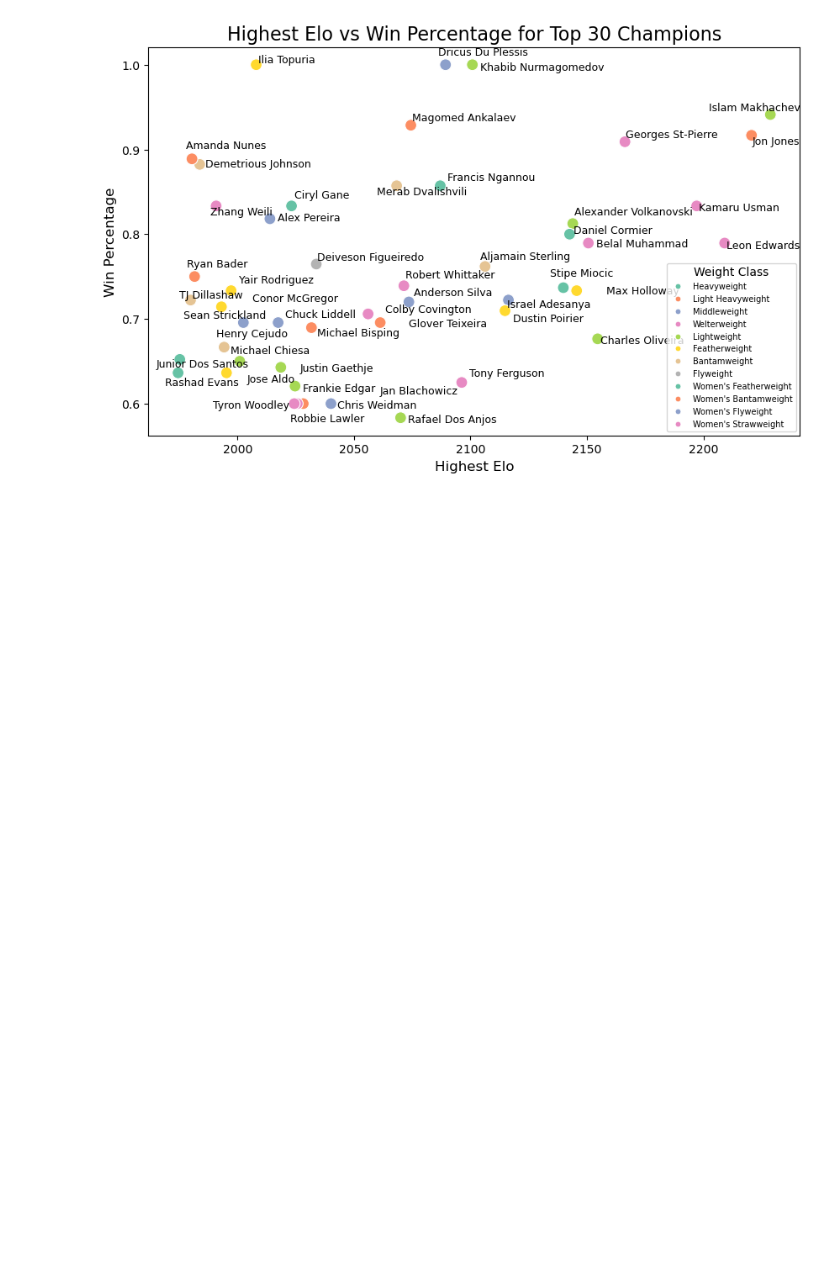
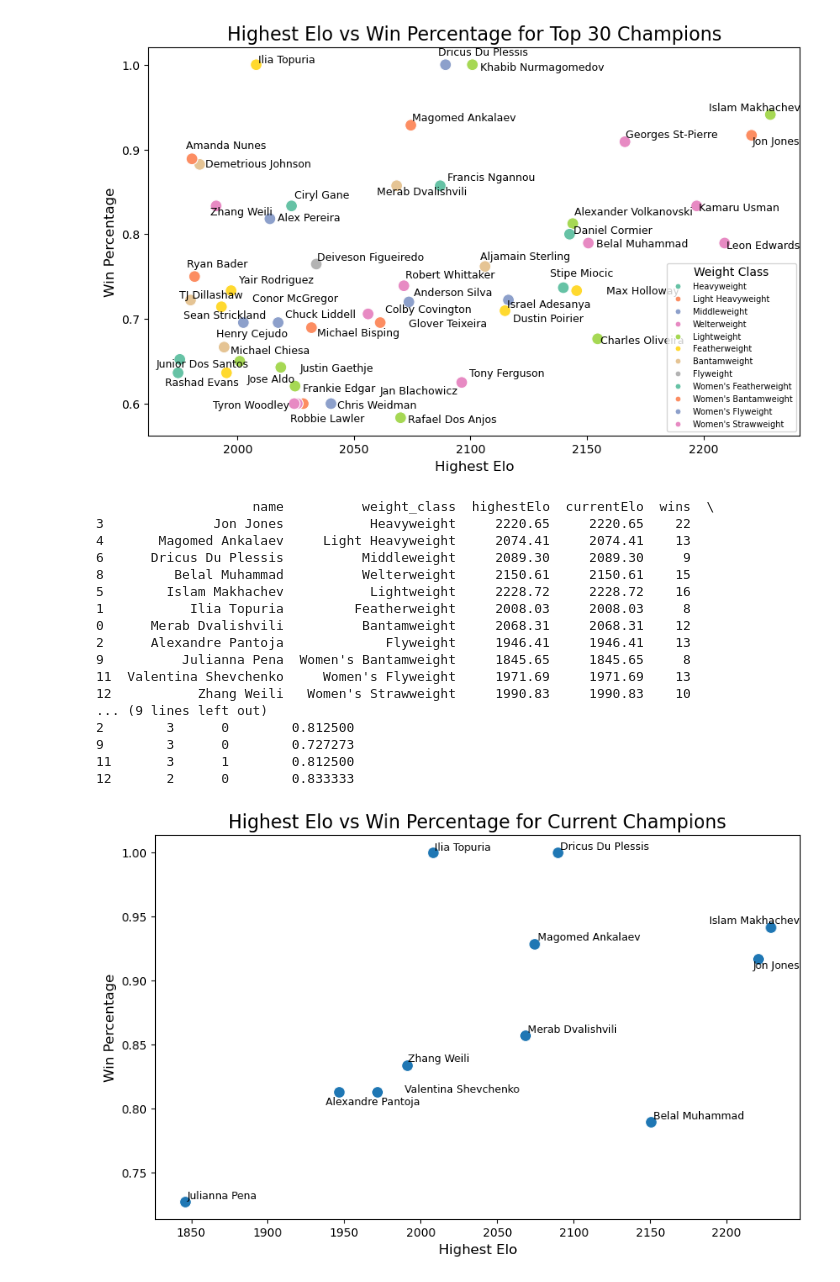
Before and after one commit to harishj-um/wsa-ufc-elo, a Jupyter notebook: UFC analysis.ipynb, the cells around one changed output. Drawn from its saved outputs; the diff is of its cells as text; code cells hidden in the pictures; blank space fills up the shorter version.

```diff
--- a/UFC analysis.ipynb
+++ b/UFC analysis.ipynb
@@ -64,3 +64,64 @@ adjust_text(texts)
 plt.show()
 # %% [output]
 [figure]
+# %%
+# Filter only title fights and wins
+title_fights = fights[fights["title_fight"] == "Yes"]
+title_fights = title_fights[title_fights["outcome"] == "win"]
+
+# Sort by event_id so we get the most recent fight per weight class
+title_fights = title_fights.sort_values(by="event_id", ascending=False)
+
+# Get the most recent winner for each weight class
+current_champions = title_fights.groupby("weight_class").first().reset_index()
+
+# Merge to get fighter details (like name, Elo, etc.)
+current_champions = current_champions.merge(fighters, left_on="fighter1_id", right_on="fighter_id", how="left")
+
+# Select relevant columns
+current_champions = current_champions[["name", "weight_class", "highestElo", "currentElo", "wins", "losses", "draws"]]
+
+current_champions["weight_class"] = pd.Categorical(current_champions["weight_class"], categories=weight_class_order, ordered=True)
+current_champions = current_champions.sort_values("weight_class")
+current_champions = current_champions[current_champions["name"] != "Kenichi Yamamoto"]
+current_champions = current_champions[current_champions["name"] != "Amanda Nunes"]
+current_champions['win_percentage'] = current_champions['wins'] / (current_champions['wins'] + current_champions['losses'])
+print(current_champions)
+
+plt.figure(figsize=(10, 6))
+sns.scatterplot(data=current_champions, x='highestElo', y='win_percentage',
+                palette='Set2', s=100)
+
+# Add labels and title
+plt.title('Highest Elo vs Win Percentage for Current Champions', fontsize=16)
+plt.xlabel('Highest Elo', fontsize=12)
+plt.ylabel('Win Percentage', fontsize=12)
+
+# Adjust legend
+#plt.legend(title="Weight Class", loc='lower right', fontsize=7, markerscale=0.5)
+
+# Adjust the text labels (if needed)
+texts = [plt.text(row['highestElo'], row['win_percentage'], row['name'], size=9) for _, row in current_champions.iterrows()]
+adjust_text(texts)
+
+# Show the plot
+plt.show()
+# %% [output]
+                    name          weight_class  highestElo  currentElo  wins  \
+3              Jon Jones           Heavyweight     2220.65     2220.65    22
+4       Magomed Ankalaev     Light Heavyweight     2074.41     2074.41    13
+6      Dricus Du Plessis          Middleweight     2089.30     2089.30     9
+8         Belal Muhammad          Welterweight     2150.61     2150.61    15
+5        Islam Makhachev           Lightweight     2228.72     2228.72    16
+1           Ilia Topuria         Featherweight     2008.03     2008.03     8
+0      Merab Dvalishvili          Bantamweight     2068.31     2068.31    12
+2      Alexandre Pantoja             Flyweight     1946.41     1946.41    13
+9          Julianna Pena  Women's Bantamweight     1845.65     1845.65     8
+11  Valentina Shevchenko     Women's Flyweight     1971.69     1971.69    13
+12           Zhang Weili   Women's Strawweight     1990.83     1990.83    10
+... (9 lines left out)
+2        3      0        0.812500
+9        3      0        0.727273
+11       3      1        0.812500
+12       2      0        0.833333
+[figure, added]
```
Also changed, not shown: parts of 2 cells of this notebook, 5 other files.
